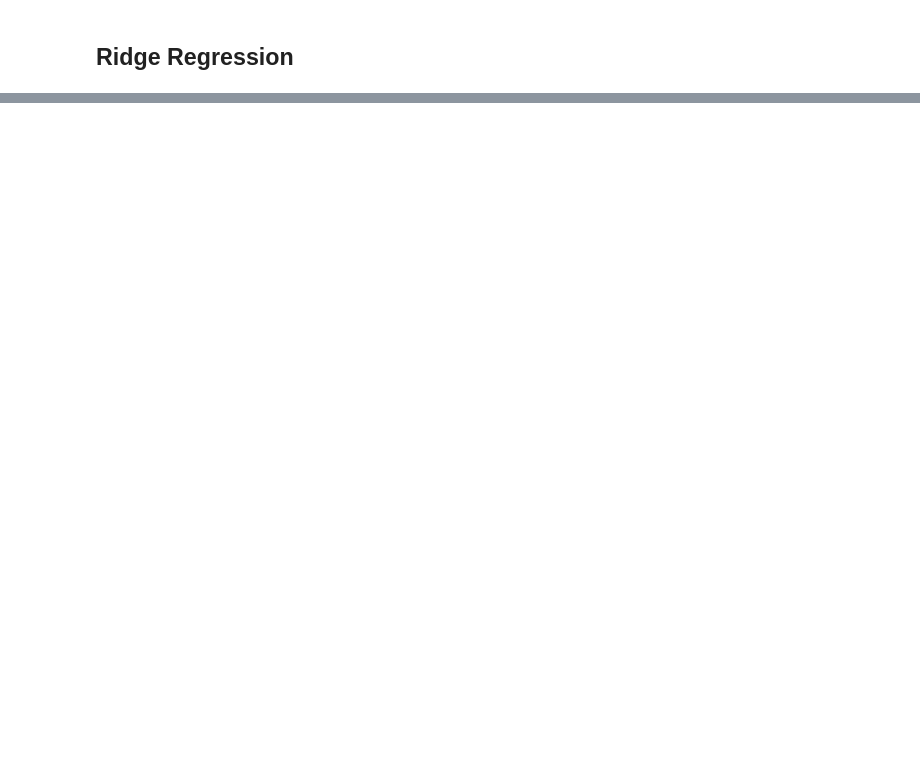
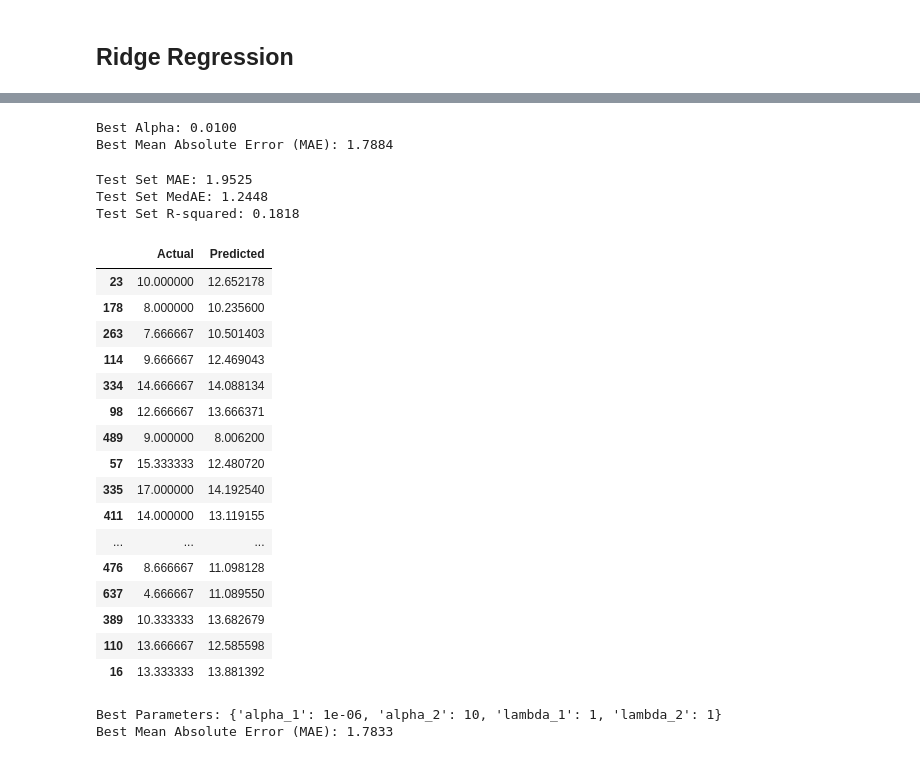
Before and after one commit to rb23abm/Behavioral-and-Alcohol-Consumption-Data-Driven-Models-for-Academic-Success-Prediction, a Jupyter notebook: code.ipynb, the cells around one changed output, grey strips where cells are left out. Cells and saved outputs as stored; diff of their text form; code cells hidden in the pictures; blank space fills up the shorter version.

Commit message:
applied lasso and bayesian ridge regression

```diff
--- a/code.ipynb
+++ b/code.ipynb
@@ -562,0 +565,57 @@ results_df.head(20)
+# %%
+alpha_values = np.logspace(-3, 3, 7) # Testing alphas from 0.001 to 1000 on a log scale
+
+mae_scorer = make_scorer(mean_absolute_error, greater_is_better=False)
+
+param_grid = {'alpha': alpha_values}
+
+lasso_regressor = Lasso()
+grid_search = GridSearchCV(estimator=lasso_regressor, param_grid=param_grid, scoring=mae_scorer, cv=5)
+grid_search.fit(x_train, y_train)
+best_alpha = grid_search.best_params_['alpha']
+best_score = -grid_search.best_score_
+
+print(f"Best Alpha: {best_alpha:.4f}")
+print(f"Best Mean Absolute Error (MAE): {best_score:.4f}")
+# %% [output]
+Best Alpha: 0.0100
+Best Mean Absolute Error (MAE): 1.7884
+# %%
+best_model = grid_search.best_estimator_
+y_pred_test = best_model.predict(x_test)
+test_mae = mean_absolute_error(y_test, y_pred_test)
+test_medae = median_absolute_error(y_test, y_pred_test)
+test_r2 = r2_score(y_test, y_pred_test)
+
+print(f"Test Set MAE: {test_mae:.4f}")
+print(f"Test Set MedAE: {test_medae:.4f}")
+print(f"Test Set R-squared: {test_r2:.4f}")
+# %% [output]
+Test Set MAE: 1.9525
+Test Set MedAE: 1.2448
+Test Set R-squared: 0.1818
+# %%
+results_df = pd.DataFrame({
+    'Actual': y_test,
+    'Predicted': y_pred_test
+})
+
+results_df.head(20)
+# %% [output]
+|  | Actual | Predicted |
+| 23 | 10.000000 | 12.652178 |
+| 178 | 8.000000 | 10.235600 |
+| 263 | 7.666667 | 10.501403 |
+| 114 | 9.666667 | 12.469043 |
+| 334 | 14.666667 | 14.088134 |
+| 98 | 12.666667 | 13.666371 |
+| 489 | 9.000000 | 8.006200 |
+| 57 | 15.333333 | 12.480720 |
+| 335 | 17.000000 | 14.192540 |
+| 411 | 14.000000 | 13.119155 |
+| ... | ... | ... |
+| 476 | 8.666667 | 11.098128 |
+| 637 | 4.666667 | 11.089550 |
+| 389 | 10.333333 | 13.682679 |
+| 110 | 13.666667 | 12.585598 |
+| 16 | 13.333333 | 13.881392 |
@@ -562,0 +624,20 @@ results_df.head(20)
+# %%
+param_grid = {
+    'alpha_1': [1e-6, 1e-4, 1e-2, 1, 10],  #  Testing values for alpha 1
+    'alpha_2': [1e-6, 1e-4, 1e-2, 1, 10],  #  Testing values for alpha 2
+    'lambda_1': [1e-6, 1e-4, 1e-2, 1, 10], #  Testing values for lambda 1
+    'lambda_2': [1e-6, 1e-4, 1e-2, 1, 10], #  Testing values for lambda 2
+}
+
+mae_scorer = make_scorer(mean_absolute_error, greater_is_better=False)
+
+bayesian_regressor = BayesianRidge()
+grid_search = GridSearchCV(estimator=bayesian_regressor, param_grid=param_grid, scoring=mae_scorer, cv=5)
+grid_search.fit(x_train, y_train)
+best_params = grid_search.best_params_
+best_score = -grid_search.best_score_
+print(f"Best Parameters: {best_params}")
+print(f"Best Mean Absolute Error (MAE): {best_score:.4f}")
+# %% [output]
+Best Parameters: {'alpha_1': 1e-06, 'alpha_2': 10, 'lambda_1': 1, 'lambda_2': 1}
+Best Mean Absolute Error (MAE): 1.7833
```
Also changed, not shown: parts of 10 cells of this notebook.
